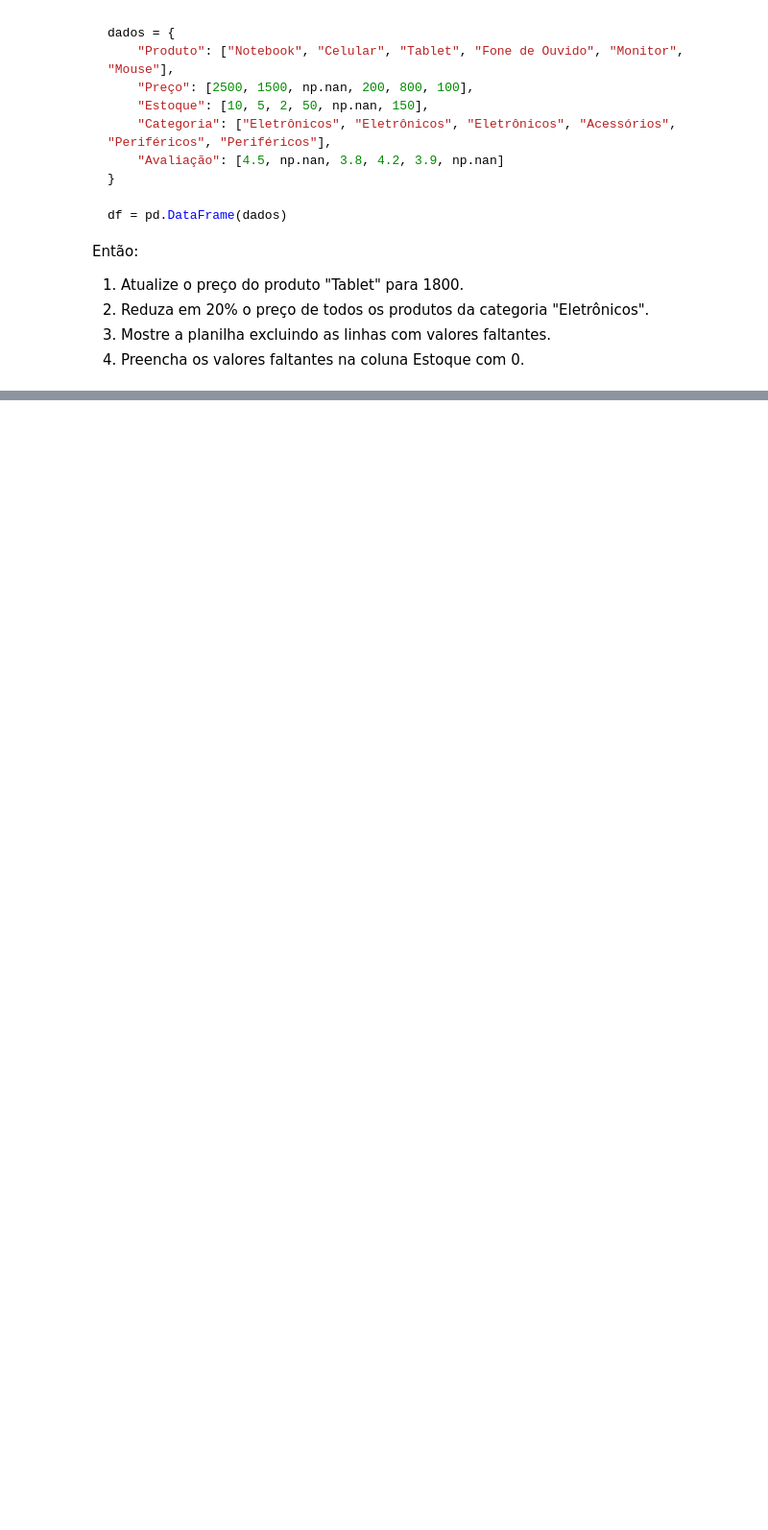
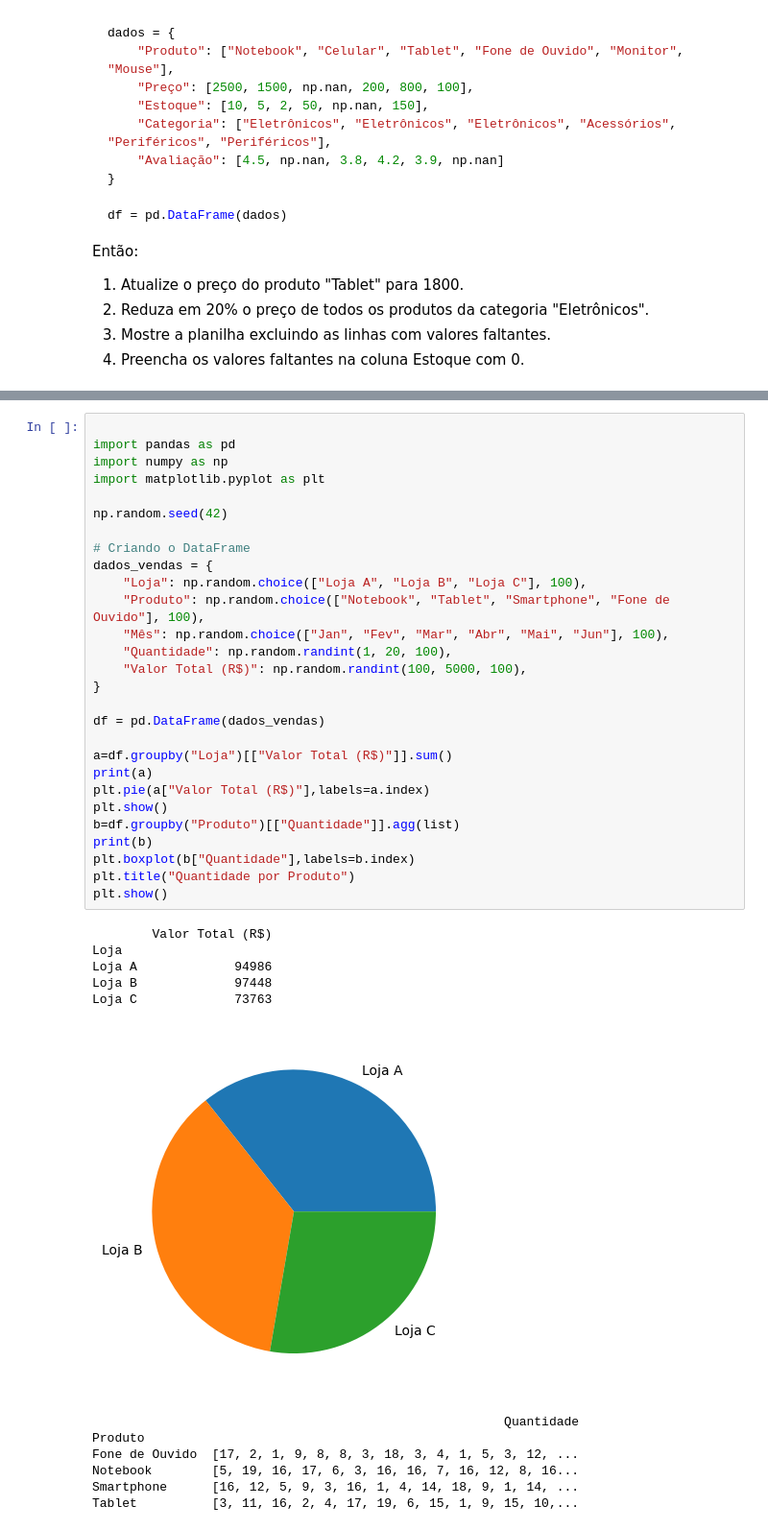
Before and after one commit to py241012543/CEE2, a Jupyter notebook: aulas.ipynb, the cells around one changed output, grey strips where cells are left out. Shown: that part at 96% size. Cells and saved outputs as stored; diff of their text form; blank space fills up the shorter version.

```diff
--- a/aulas.ipynb
+++ b/aulas.ipynb
@@ -2997,0 +4363,41 @@ Então:
+# %%
+
+import pandas as pd
+import numpy as np
+import matplotlib.pyplot as plt
+
+np.random.seed(42)
+
+# Criando o DataFrame
+dados_vendas = {
+    "Loja": np.random.choice(["Loja A", "Loja B", "Loja C"], 100),
+    "Produto": np.random.choice(["Notebook", "Tablet", "Smartphone", "Fone de Ouvido"], 100),
+    "Mês": np.random.choice(["Jan", "Fev", "Mar", "Abr", "Mai", "Jun"], 100),
+    "Quantidade": np.random.randint(1, 20, 100),
+    "Valor Total (R$)": np.random.randint(100, 5000, 100),
+}
+
+df = pd.DataFrame(dados_vendas)
+
+a=df.groupby("Loja")[["Valor Total (R$)"]].sum()
+print(a)
+plt.pie(a["Valor Total (R$)"],labels=a.index)
+plt.show()
+b=df.groupby("Produto")[["Quantidade"]].agg(list)
+print(b)
+plt.boxplot(b["Quantidade"],labels=b.index)
+plt.title("Quantidade por Produto")
+plt.show()
+# %% [output]
+        Valor Total (R$)
+Loja
+Loja A             94986
+Loja B             97448
+Loja C             73763
+[figure, added]
+                                                       Quantidade
+Produto
+Fone de Ouvido  [17, 2, 1, 9, 8, 8, 3, 18, 3, 4, 1, 5, 3, 12, ...
+Notebook        [5, 19, 16, 17, 6, 3, 16, 16, 7, 16, 12, 8, 16...
+Smartphone      [16, 12, 5, 9, 3, 16, 1, 4, 14, 18, 9, 1, 14, ...
+Tablet          [3, 11, 16, 2, 4, 17, 19, 6, 15, 1, 9, 15, 10,...
```
Also changed, not shown: parts of 135 cells of this notebook.
